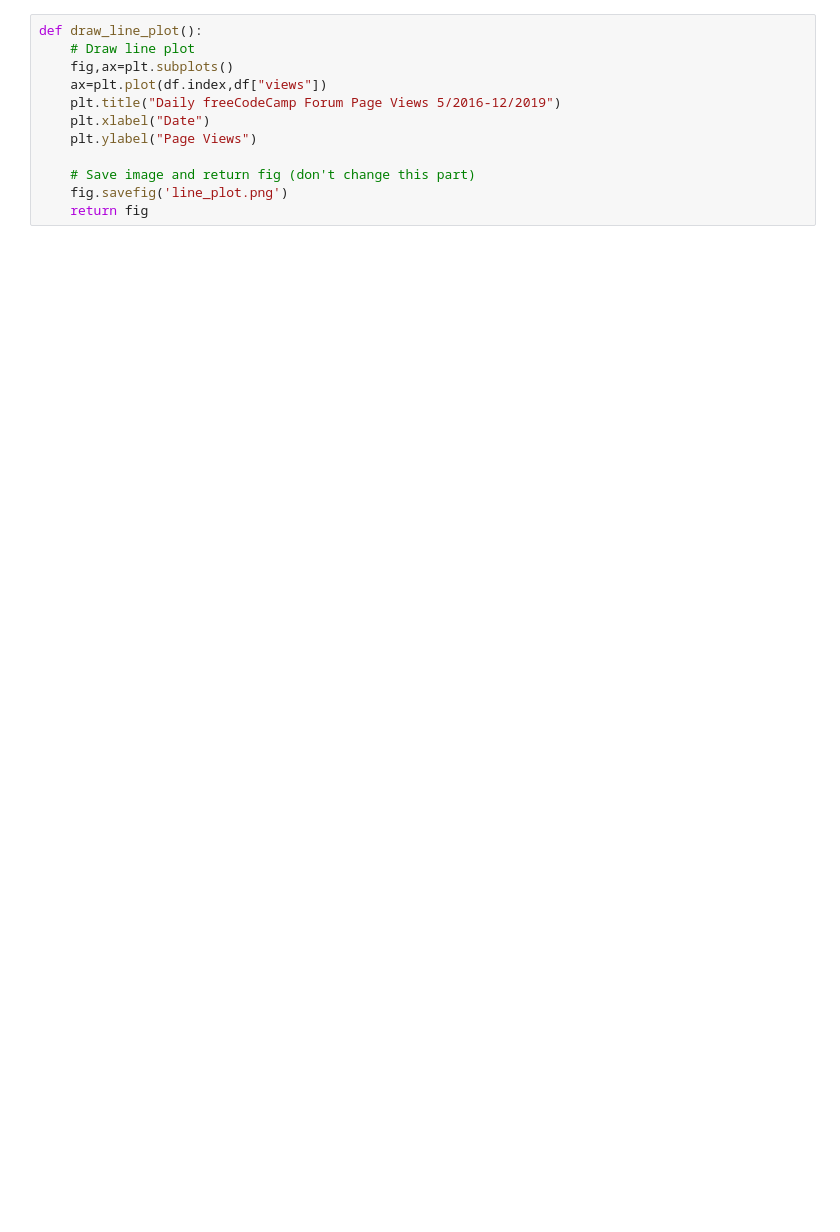
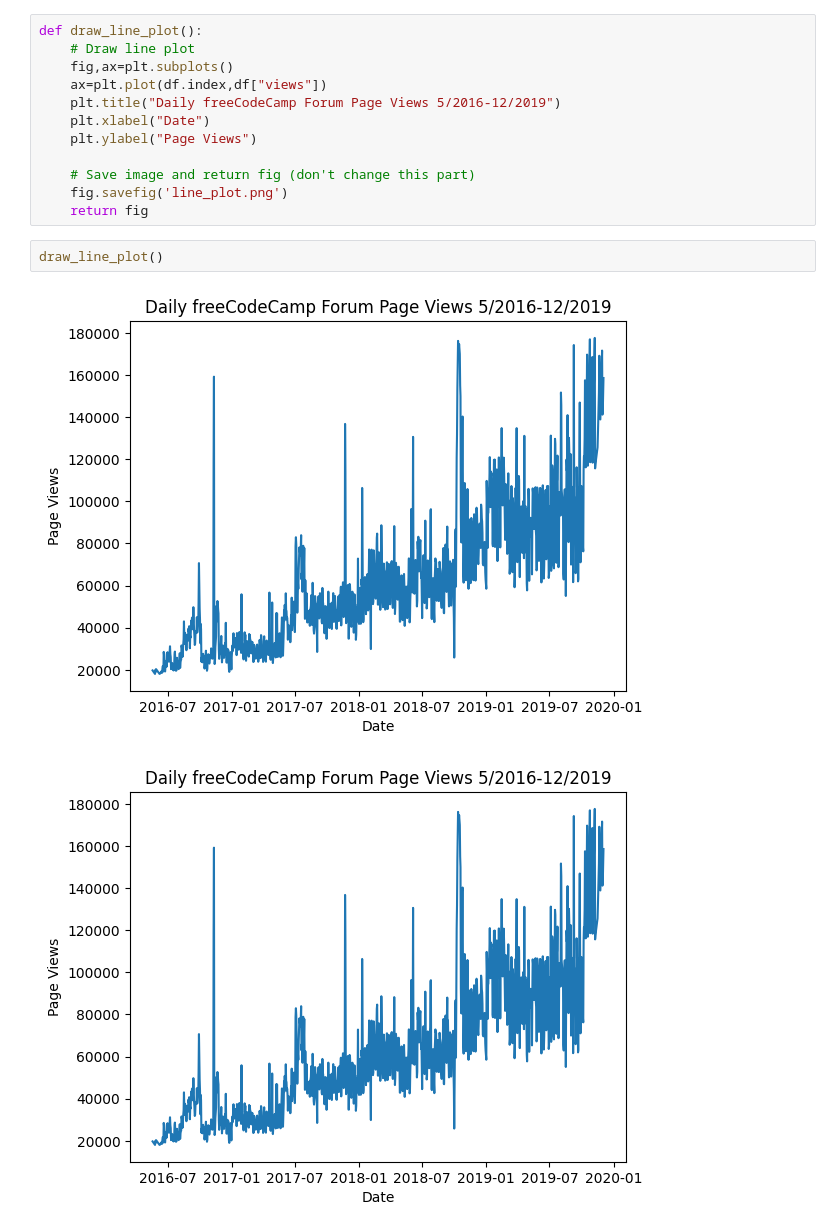
Before and after one commit to d0artG/Page-View-Time-Series-Visualizer, a Jupyter notebook: testes.ipynb, the cells around one changed output. Saved outputs shown, nothing was run; the diff lists cells and outputs as text; blank space fills up the shorter version.

```diff
--- a/testes.ipynb
+++ b/testes.ipynb
@@ -24,3 +57,8 @@ def draw_line_plot():
     # Save image and return fig (don't change this part)
     fig.savefig('line_plot.png')
     return fig
+# %%
+draw_line_plot()
+# %% [output]
+[figure, added]
+[figure, added]
```
Also changed, not shown: parts of 5 cells of this notebook.
